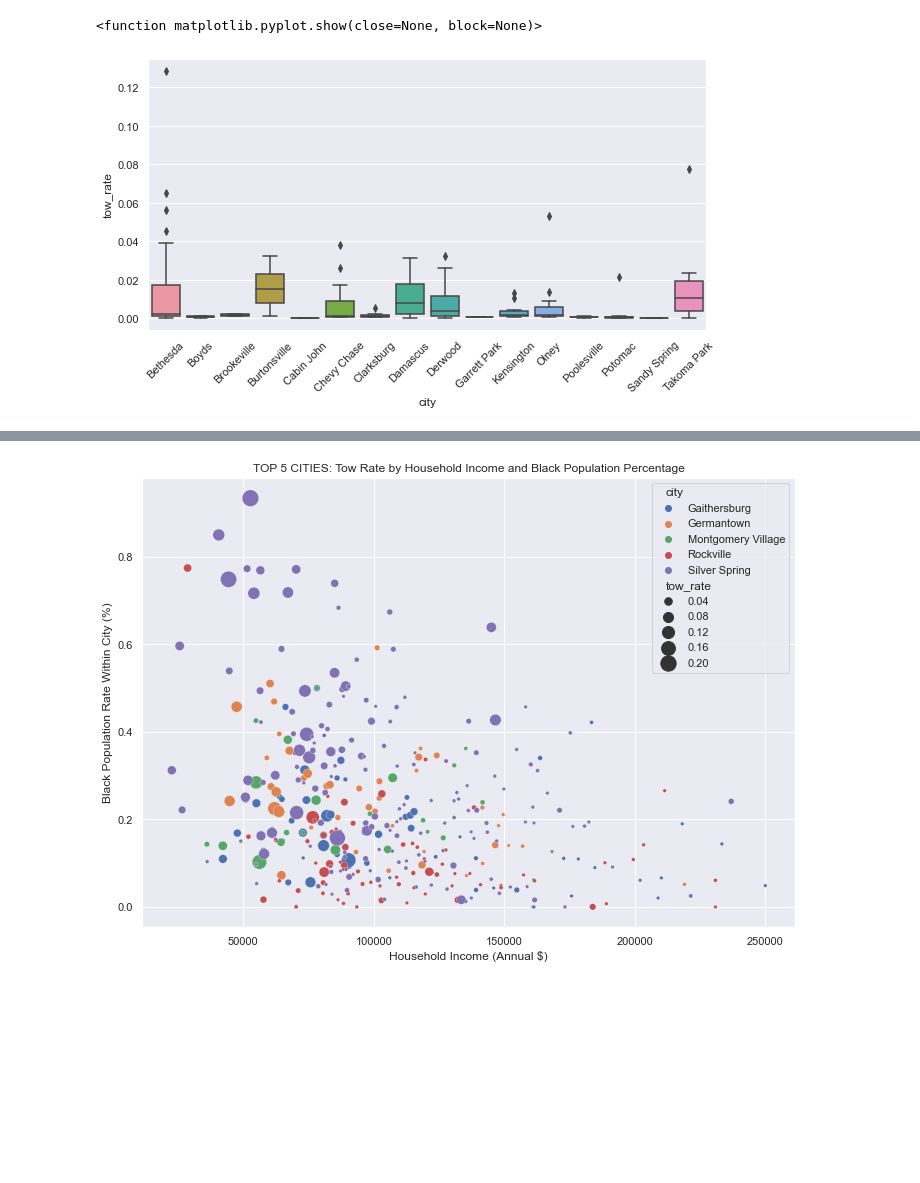
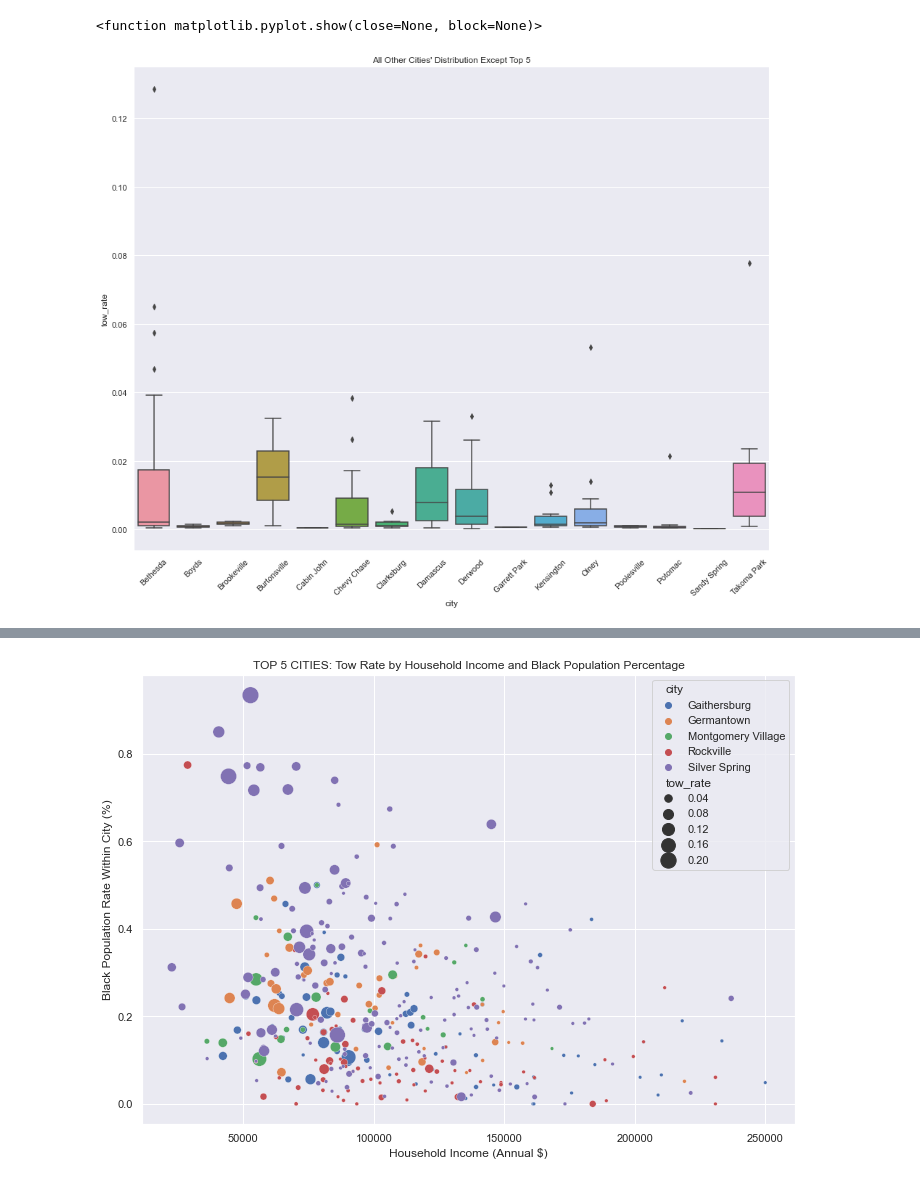
Before and after one commit to libclick/DATA205, a Jupyter notebook: CAPSTONE_ANALYSIS_AND_VISUALIZATION.ipynb, the cells around one changed output, grey strips where cells are left out. Saved outputs shown, nothing was run; the diff lists cells and outputs as text; code cells hidden in the pictures; blank space fills up the shorter version.

```diff
--- a/CAPSTONE_ANALYSIS_AND_VISUALIZATION.ipynb
+++ b/CAPSTONE_ANALYSIS_AND_VISUALIZATION.ipynb
@@ -254,11 +261,13 @@ plt.show()
 # %%
-#visualization of towing by city: Chose top 8 to examine further
+#visualization of towing by city: Chose top 5 to examine further
 city_uniform = city_uniform.sort_values(by = ["tow_rate"], ascending=False)
+sns.set(rc={'figure.figsize':(11.7,8.27)})
 sns.barplot(x="city", y="tow_rate", data = city_uniform)
 plt.title("Rate of Towing by City Population")
 plt.xlabel("City")
 plt.ylabel("Tow Rate (per city population)")
 plt.xticks(rotation=45)
 plt.tight_layout()
+plt.savefig('city_bar.png')
 plt.show()
 # %% [output]
@@ -292,11 +301,13 @@ EXP     0.026961
 Name: tow_reason, dtype: float64
 # %%
 #visualization of towing by reason
+sns.set(rc={'figure.figsize':(11.7,8.27)})
 sns.barplot(x=tow_code.index, y=tow_code)
 plt.title("Most Common Violations")
 plt.xlabel("Violation")
 plt.ylabel("Frequency (%)")
 plt.xticks(rotation=45)
 plt.tight_layout()
+plt.savefig('violation_bar.png')
 plt.show()
 # %% [output]
@@ -335,11 +346,13 @@ Custom         0.012364
 Name: storage_company, dtype: float64
 # %%
 #Visualization of towing by company
+sns.set(rc={'figure.figsize':(11.7,8.27)})
 sns.barplot(x=tow_company.index, y=tow_company)
 plt.title("Towing Companies with >1% Volume")
 plt.xlabel("Company Name")
 plt.ylabel("Towing Count")
 plt.xticks(rotation=45)
 plt.tight_layout()
+plt.savefig('company_bar.png')
 plt.show()
 # %% [output]
@@ -436,11 +449,11 @@ df5
 # %%
 #Visualization of towing by company
+sns.set(rc={'figure.figsize':(15.7,12.27)})
 sns.catplot(x="city", y="count_col", hue="storage_company", kind="bar", data=df5)
 plt.xticks(rotation=45)
 plt.title("Towing Company Activity By City")
 plt.xlabel("City")
 plt.ylabel("Total Number of Towings")
-plt.legend(loc="upper left")
 plt.tight_layout()
 plt.show()
 # %% [output]
@@ -552,11 +578,11 @@ plt.show()
 # %%
-#Show distribution of tow rate for other actively towed cities
+#Show distribution of tow rate for other cities
 sns.boxplot(x = "city", y = "tow_rate", data = other_demo)
 plt.xticks(rotation=45)
+plt.title("All Other Cities' Distribution Except Top 5")
+plt.savefig('other_boxplot.png')
 plt.show
-#Outliers here are important, because they all represent a block(and thus hh_income level) that are towed at higher
-#rates than what a expected distribution would indicate
 # %% [output]
 <function matplotlib.pyplot.show(close=None, block=None)>
-[figure, old version]
+[figure, new version]
 # %%
```
Also changed, not shown: parts of 88 cells of this notebook.
